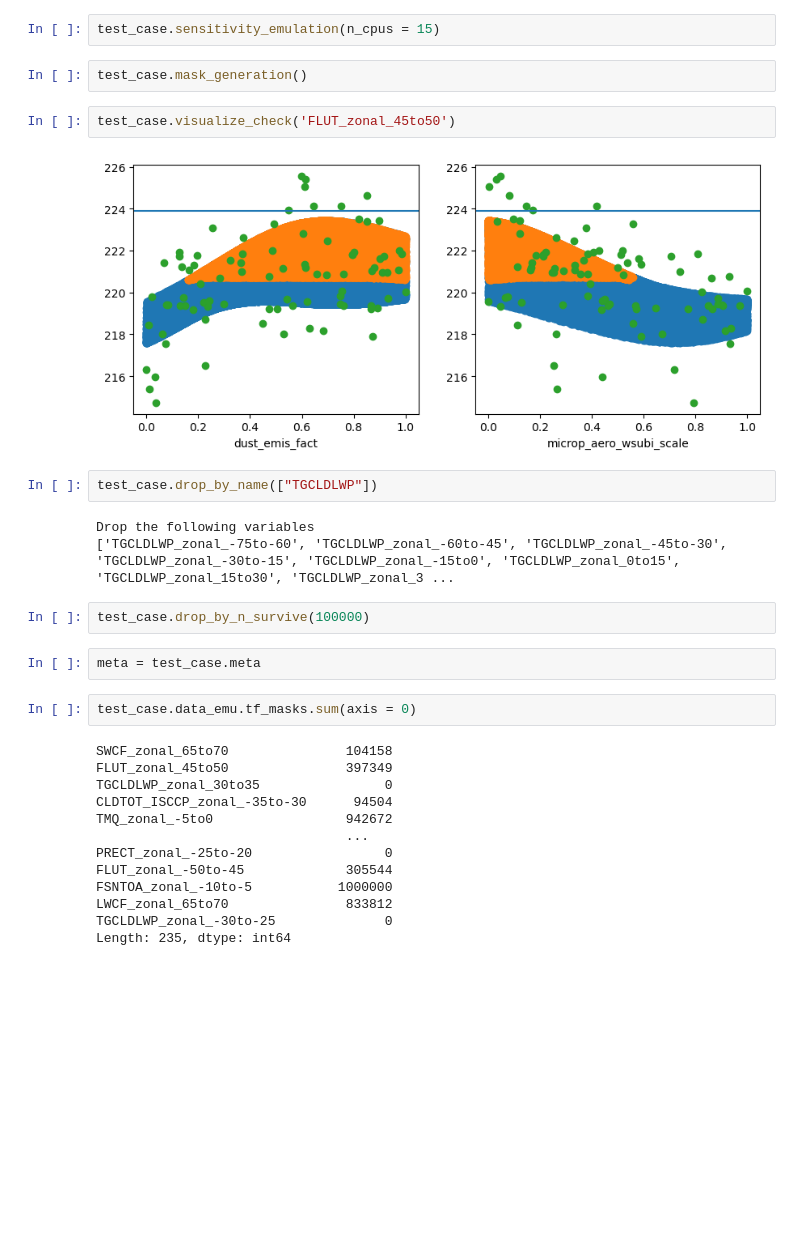
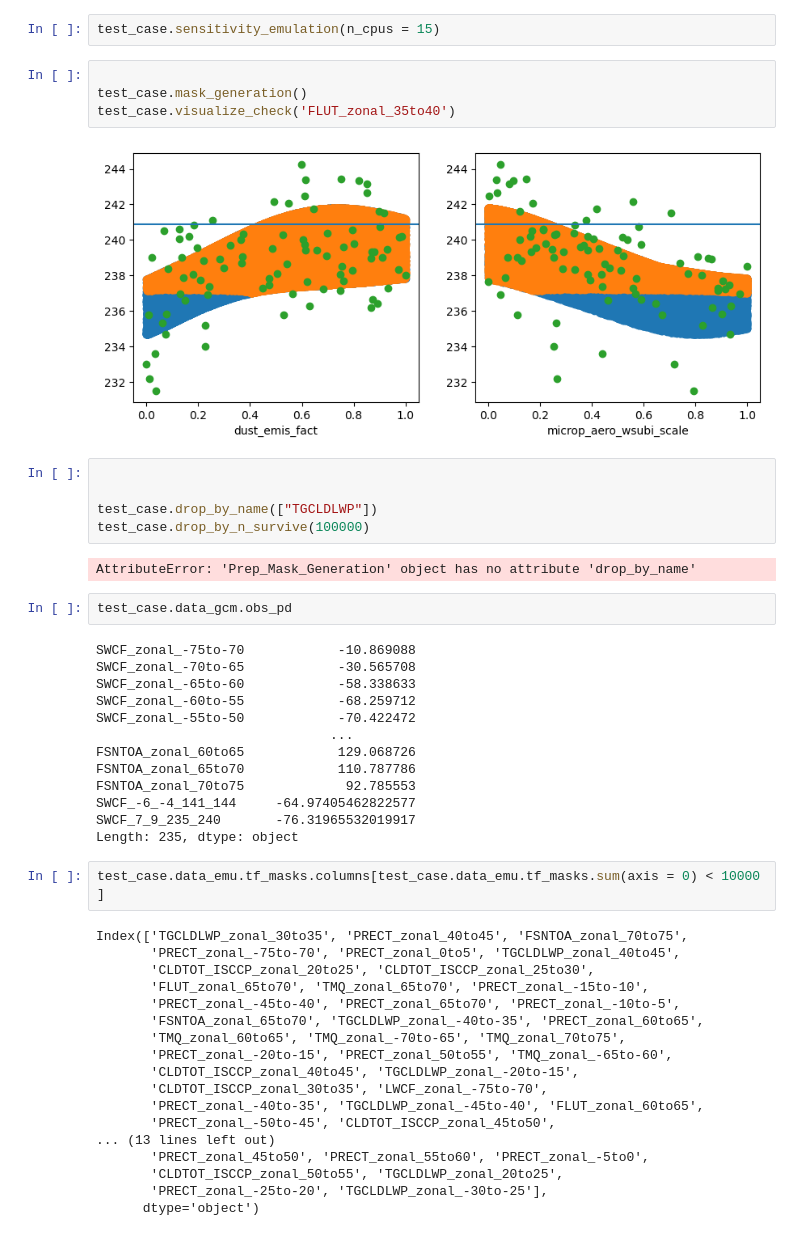
Before and after one commit to yiqioyang/proj2dhullsampler, a Jupyter notebook: class_based.ipynb, the cells around one changed output. Saved outputs shown, nothing was run; the diff lists cells and outputs as text; blank space fills up the shorter version.

```diff
--- a/class_based.ipynb
+++ b/class_based.ipynb
@@ -333,33 +57,51 @@ nan variables matching between obs and simulation
 Zonalized and manually selected obs and ppe written as csv
 # %%
 test_case.sensitivity_emulation(n_cpus = 15)
-# %%
-test_case.mask_generation()
-# %%
-test_case.visualize_check('FLUT_zonal_45to50')
-# %% [output]
-[figure, removed]
-# %%
-test_case.drop_by_name(["TGCLDLWP"])
-# %% [output]
-Drop the following variables
-['TGCLDLWP_zonal_-75to-60', 'TGCLDLWP_zonal_-60to-45', 'TGCLDLWP_zonal_-45to-30', 'TGCLDLWP_zonal_-30to-15', 'TGCLDLWP_zonal_-15to0', 'TGCLDLWP_zonal_0to15', 'TGCLDLWP_zonal_15to30', 'TGCLDLWP_zonal_3 ...
-# %%
-test_case.drop_by_n_survive(100000)
-# %%
-meta = test_case.meta
+# %%
+
+test_case.mask_generation()
+test_case.visualize_check('FLUT_zonal_35to40')
+# %% [output]
+[figure, added]
+# %%
+
+
+test_case.drop_by_name(["TGCLDLWP"])
+test_case.drop_by_n_survive(100000)
+# %% [output]
+AttributeError: 'Prep_Mask_Generation' object has no attribute 'drop_by_name'
+# %%
+test_case.data_gcm.obs_pd
+# %% [output]
+SWCF_zonal_-75to-70            -10.869088
+SWCF_zonal_-70to-65            -30.565708
+SWCF_zonal_-65to-60            -58.338633
+SWCF_zonal_-60to-55            -68.259712
+SWCF_zonal_-55to-50            -70.422472
+                              ...
+FSNTOA_zonal_60to65            129.068726
+FSNTOA_zonal_65to70            110.787786
+FSNTOA_zonal_70to75             92.785553
+SWCF_-6_-4_141_144     -64.97405462822577
+SWCF_7_9_235_240       -76.31965532019917
+Length: 235, dtype: object
 # %%
-test_case.data_emu.tf_masks.sum(axis = 0)
+test_case.data_emu.tf_masks.columns[test_case.data_emu.tf_masks.sum(axis = 0) < 10000 ]
 # %% [output]
-SWCF_zonal_65to70               104158
-FLUT_zonal_45to50               397349
-TGCLDLWP_zonal_30to35                0
-CLDTOT_ISCCP_zonal_-35to-30      94504
-TMQ_zonal_-5to0                 942672
-                                ...
-PRECT_zonal_-25to-20                 0
-FLUT_zonal_-50to-45             305544
-FSNTOA_zonal_-10to-5           1000000
-LWCF_zonal_65to70               833812
-TGCLDLWP_zonal_-30to-25              0
-Length: 235, dtype: int64
+Index(['TGCLDLWP_zonal_30to35', 'PRECT_zonal_40to45', 'FSNTOA_zonal_70to75',
+       'PRECT_zonal_-75to-70', 'PRECT_zonal_0to5', 'TGCLDLWP_zonal_40to45',
+       'CLDTOT_ISCCP_zonal_20to25', 'CLDTOT_ISCCP_zonal_25to30',
+       'FLUT_zonal_65to70', 'TMQ_zonal_65to70', 'PRECT_zonal_-15to-10',
+       'PRECT_zonal_-45to-40', 'PRECT_zonal_65to70', 'PRECT_zonal_-10to-5',
+       'FSNTOA_zonal_65to70', 'TGCLDLWP_zonal_-40to-35', 'PRECT_zonal_60to65',
+       'TMQ_zonal_60to65', 'TMQ_zonal_-70to-65', 'TMQ_zonal_70to75',
+       'PRECT_zonal_-20to-15', 'PRECT_zonal_50to55', 'TMQ_zonal_-65to-60',
+       'CLDTOT_ISCCP_zonal_40to45', 'TGCLDLWP_zonal_-20to-15',
+       'CLDTOT_ISCCP_zonal_30to35', 'LWCF_zonal_-75to-70',
+       'PRECT_zonal_-40to-35', 'TGCLDLWP_zonal_-45to-40', 'FLUT_zonal_60to65',
+       'PRECT_zonal_-50to-45', 'CLDTOT_ISCCP_zonal_45to50',
+... (13 lines left out)
+       'PRECT_zonal_45to50', 'PRECT_zonal_55to60', 'PRECT_zonal_-5to0',
+       'CLDTOT_ISCCP_zonal_50to55', 'TGCLDLWP_zonal_20to25',
+       'PRECT_zonal_-25to-20', 'TGCLDLWP_zonal_-30to-25'],
+      dtype='object')
```
Also changed, not shown: parts of 9 cells of this notebook, 1 other file.
